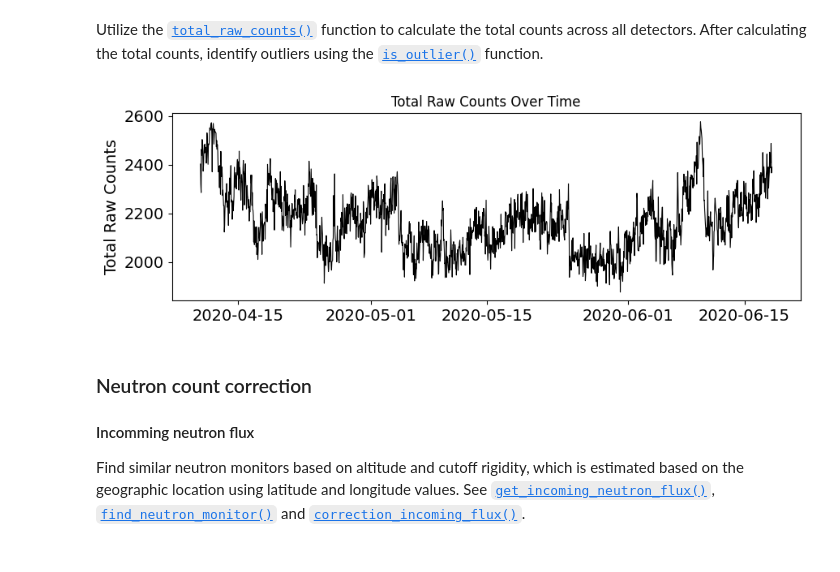
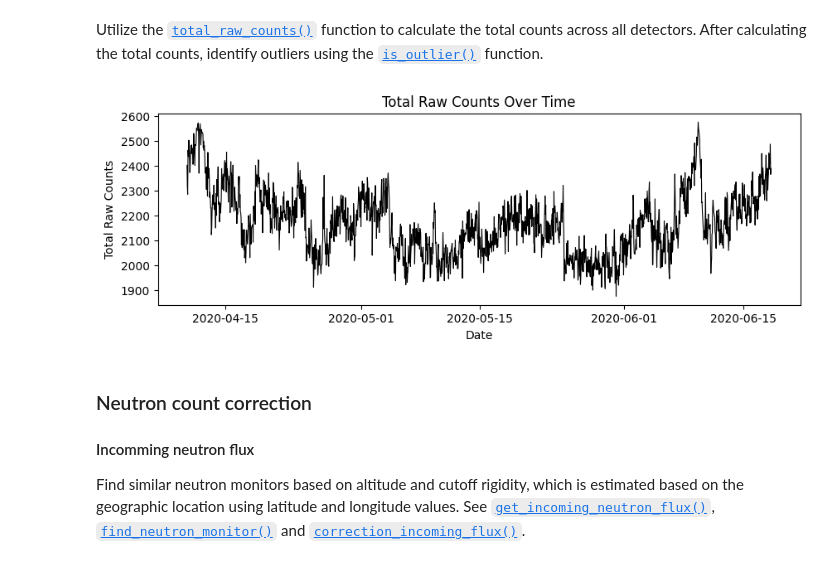
Before and after one commit to soilwater/crnpy, a Jupyter notebook: examples/stationary/example_RDT_station/example_RDT_station.ipynb, the cells around one changed output. Saved outputs shown, nothing was run; the diff lists cells and outputs as text; code cells hidden in the pictures.

```diff
--- a/examples/stationary/example_RDT_station/example_RDT_station.ipynb
+++ b/examples/stationary/example_RDT_station/example_RDT_station.ipynb
@@ -60,21 +60,22 @@ df['total_raw_counts'] = crnpy.total_raw_counts(df[cols_counts], nan_strategy='a
 # %%
 # Plot total counts
 # Create a new figure and plot the data
 fig, ax = plt.subplots(figsize=(10, 3))  # Set the figure size
 ax.plot(df['timestamp'], df['total_raw_counts'], label='Raw Counts', color='black', linewidth=.8)
 # Set the labels for the x-axis and y-axis
-ax.set_ylabel("Total Raw Counts", fontsize=14)
+ax.set_xlabel("Date")
+ax.set_ylabel("Total Raw Counts")
 
 # Set the title of the plot
 ax.set_title('Total Raw Counts Over Time')
 
 # Adjust size of axes labels
-ax.tick_params(axis='both', which='major', labelsize=14)
+ax.tick_params(axis='both', which='major')
 
 # Show the plot
 plt.show()
 # %% [output]
-[figure, old version]
+[figure, new version]
 # %% [markdown]
 ### Neutron count correction
 
```
Also changed, not shown: parts of 5 cells of this notebook, 4 other files.
